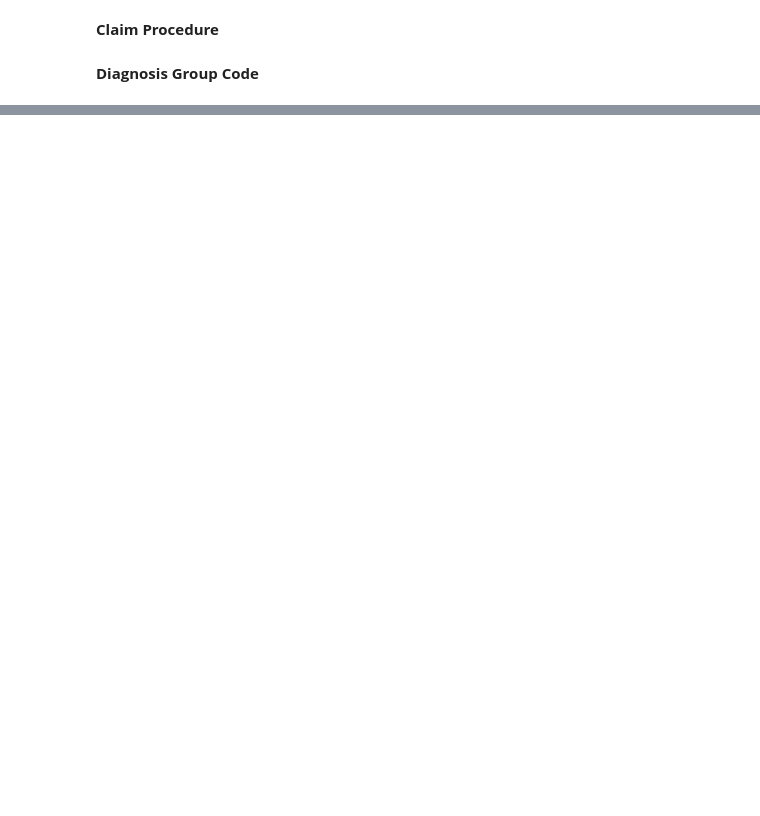
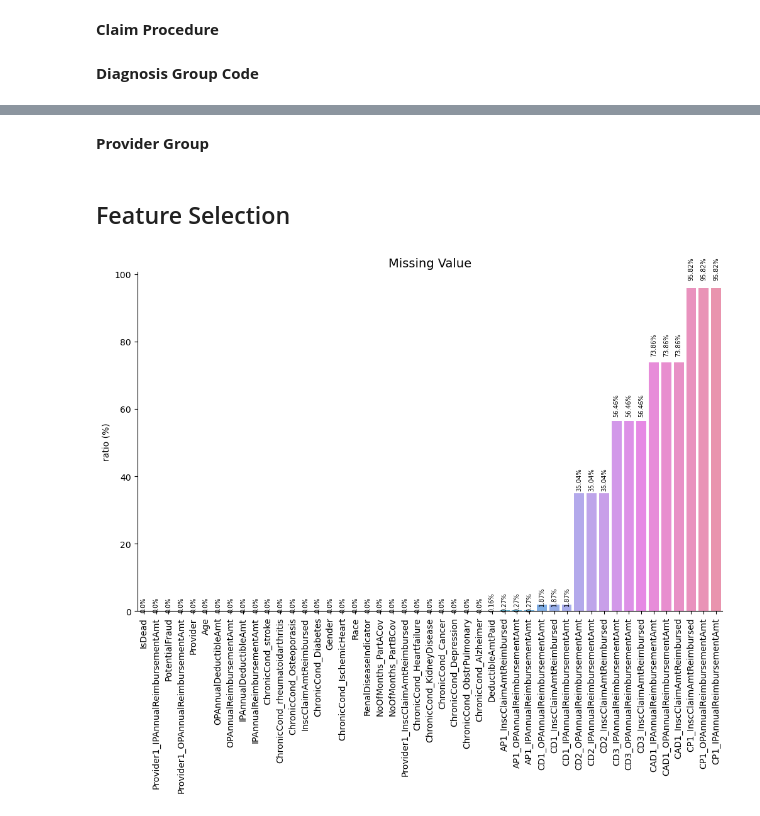
Before and after one commit to JodhiKrisantus/Healthcare-Provider-Fraud-Detection-Analysis, a Jupyter notebook: script_python.ipynb, the cells around one changed output, grey strips where cells are left out. Drawn from its saved outputs; the diff is of its cells as text; code cells hidden in the pictures; blank space fills up the shorter version.

Commit message:
add preprocessing (endcode, extraction & feature selection)

```diff
--- a/script_python.ipynb
+++ b/script_python.ipynb
@@ -920,0 +1011,8 @@ df_train.head(3)
+# %%
+df_train = df_train.replace({'RenalDiseaseIndicator':'Y'},1)
+df_test = df_test.replace({'RenalDiseaseIndicator':'Y'},1)
+
+df_train['RenalDiseaseIndicator'] = df_train['RenalDiseaseIndicator'].astype(int)
+df_test['RenalDiseaseIndicator'] = df_test['RenalDiseaseIndicator'].astype(int)
+
+df_train['RenalDiseaseIndicator'].value_counts()
@@ -920,0 +1080,6 @@ df_train.head(3)
+# %%
+df_train['DOD'] = df_train['DOD'].apply(lambda x: 0 if pd.isna(x) else 1)
+df_test['DOD'] = df_test['DOD'].apply(lambda x: 0 if pd.isna(x) else 1)
+
+df_train = df_train.rename(columns={'DOD':'IsDead'})
+df_test = df_test.rename(columns={'DOD':'IsDead'})
@@ -958,0 +1124,2 @@ memory usage: 396.1+ MB
+# %% [markdown]
+**Provider Group**
@@ -958,0 +1129,32 @@ memory usage: 396.1+ MB
+# %% [markdown]
+## Feature Selection
+# %%
+drop_col=['BeneID', 'ClaimID', 'ClaimStartDt','ClaimEndDt','AttendingPhysician',
+       'OperatingPhysician', 'OtherPhysician',
+       'ClmDiagnosisCode_1','ClmDiagnosisCode_2', 'ClmDiagnosisCode_3', 'ClmDiagnosisCode_4','ClmDiagnosisCode_5',
+       'ClmDiagnosisCode_6', 'ClmDiagnosisCode_7','ClmDiagnosisCode_8', 'ClmDiagnosisCode_9', 'ClmDiagnosisCode_10',
+       'ClmProcedureCode_1', 'ClmProcedureCode_2', 'ClmProcedureCode_3','ClmProcedureCode_4', 'ClmProcedureCode_5', 'ClmProcedureCode_6',
+       'ClmAdmitDiagnosisCode', 'AdmissionDt','DischargeDt', 'DiagnosisGroupCode',
+       'DOB', 'State', 'County']
+
+df_train_final = df_train.drop(columns=drop_col, axis=1)
+# %%
+miss_value = pd.DataFrame( data = df_train_final.isna().sum(), columns={'Jumlah Miising Value'}, index=df_train_final.columns)
+ratio_miss_value = pd.DataFrame(data=round(df_train_final.isna().sum() / len(df_train_final) * 100,2), columns={"ratio (%)"})
+null = pd.concat([miss_value,ratio_miss_value],axis=1).sort_values(by='ratio (%)')
+
+plt.figure(figsize=(12,7))
+fig = sns.barplot(data=null, x=null.index, y=null['ratio (%)'])
+plt.xticks(rotation=90)
+plt.title("Missing Value", fontsize = 14)
+
+fig.spines['top'].set_visible(False)
+fig.spines['right'].set_visible(False)
+
+for p in fig.patches:
+    width = p.get_width()
+    height = p.get_height()
+    x, y = p.get_xy()
+    fig.annotate(f'{str(height)+"%"}', (x + width/2, y + height*1.03), ha='center', fontsize=7, rotation=90)
+# %% [output]
+[figure, added]
```
Also changed, not shown: parts of 37 cells of this notebook.
